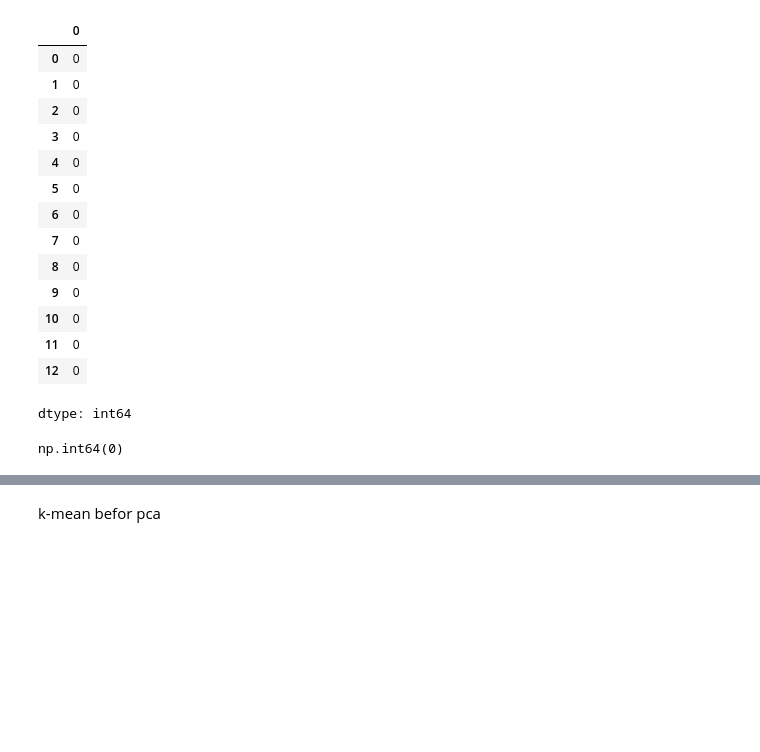
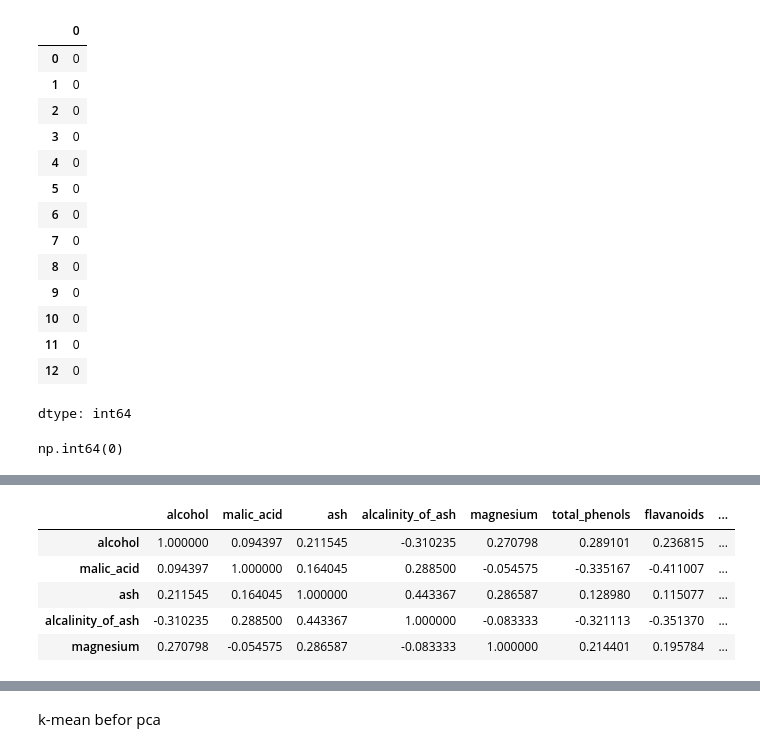
Before and after one commit to azshbl/until5-mini-project3, a Jupyter notebook: Evaluating_Clustering_PCS.ipynb, the cells around one changed output, grey strips where cells are left out. Cells and saved outputs as stored; diff of their text form; code cells hidden in the pictures; blank space fills up the shorter version.

```diff
--- a/Evaluating_Clustering_PCS.ipynb
+++ b/Evaluating_Clustering_PCS.ipynb
@@ -58,0 +75,12 @@ X_scaled = scaler.fit_transform(X)
+# %%
+# Calculate the correlation matrix of the scaled data
+scaled_df = pd.DataFrame(X_scaled, columns=wine.feature_names)
+correlation_matrix = scaled_df.corr()
+display(correlation_matrix.head())
+# %% [output]
+|  | alcohol | malic_acid | ash | alcalinity_of_ash | magnesium | total_phenols | flavanoids | ... |
+| alcohol | 1.000000 | 0.094397 | 0.211545 | -0.310235 | 0.270798 | 0.289101 | 0.236815 | ... |
+| malic_acid | 0.094397 | 1.000000 | 0.164045 | 0.288500 | -0.054575 | -0.335167 | -0.411007 | ... |
+| ash | 0.211545 | 0.164045 | 1.000000 | 0.443367 | 0.286587 | 0.128980 | 0.115077 | ... |
+| alcalinity_of_ash | -0.310235 | 0.288500 | 0.443367 | 1.000000 | -0.083333 | -0.321113 | -0.351370 | ... |
+| magnesium | 0.270798 | -0.054575 | 0.286587 | -0.083333 | 1.000000 | 0.214401 | 0.195784 | ... |
```
Also changed, not shown: parts of 13 cells of this notebook.
